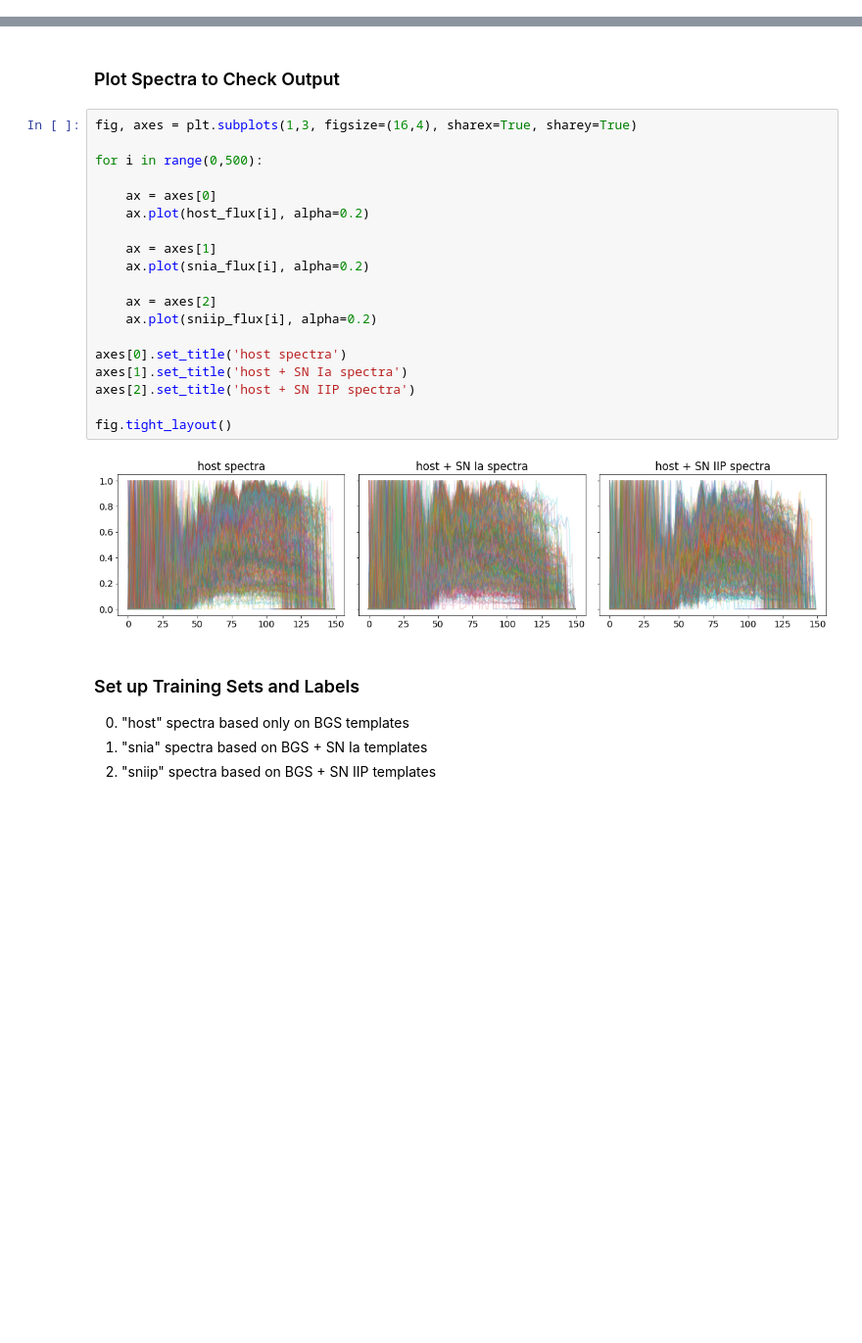
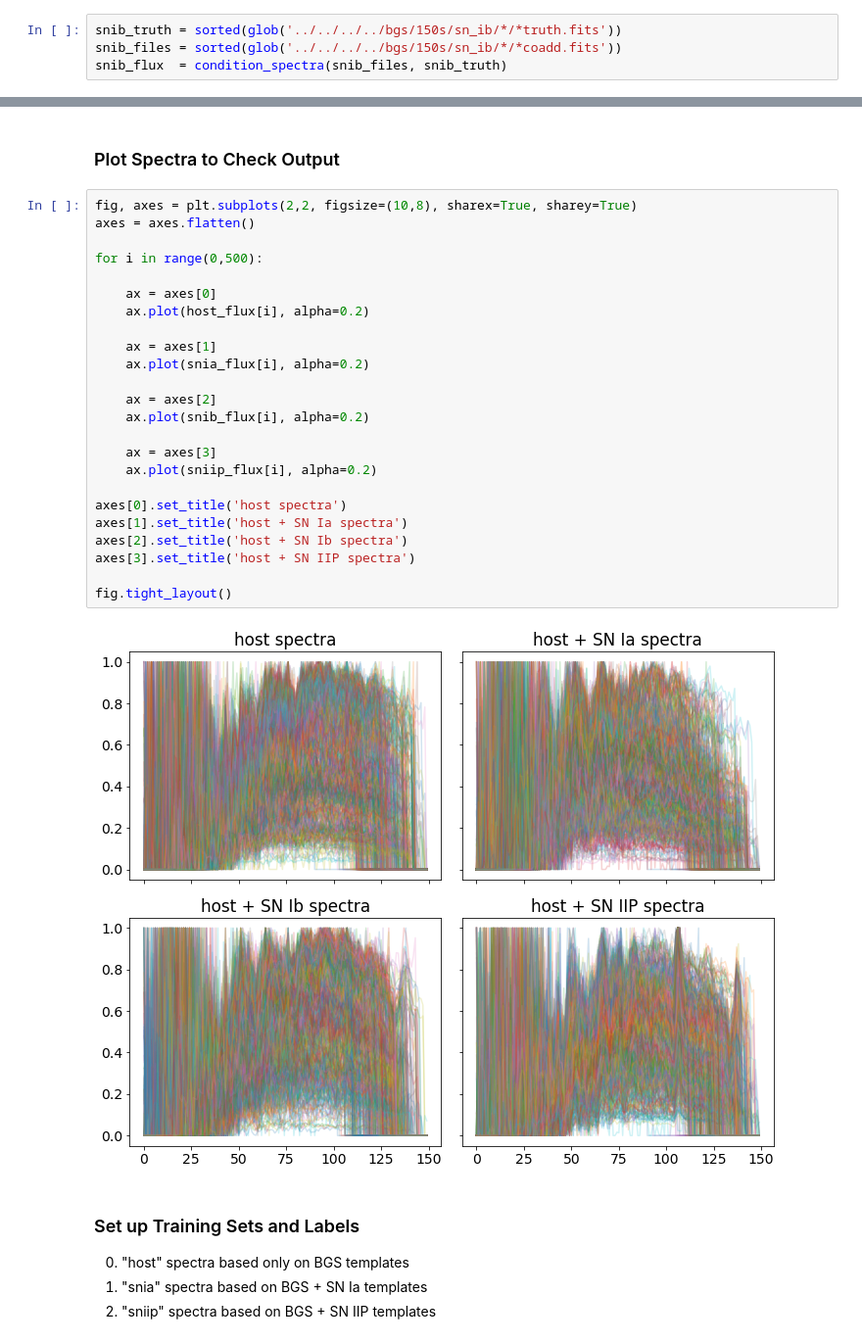
Before and after one commit to desihub/timedomain, a Jupyter notebook: desitrip/docs/nb/cnn_multilabel-restframe.ipynb, the cells around one changed output, grey strips where cells are left out. Shown at 98% size. Cells and saved outputs as stored; diff of their text form; blank space fills up the shorter version.

```diff
--- a/desitrip/docs/nb/cnn_multilabel-restframe.ipynb
+++ b/desitrip/docs/nb/cnn_multilabel-restframe.ipynb
@@ -79,6 +79,10 @@ host_flux  = condition_spectra(host_coadd, host_truth)
 snia_truth = sorted(glob('../../../../bgs/150s/sn_ia/hsiao/*truth.fits'))
 snia_files = sorted(glob('../../../../bgs/150s/sn_ia/hsiao/*coadd.fits'))
 snia_flux  = condition_spectra(snia_files, snia_truth)
+# %%
+snib_truth = sorted(glob('../../../../bgs/150s/sn_ib/*/*truth.fits'))
+snib_files = sorted(glob('../../../../bgs/150s/sn_ib/*/*coadd.fits'))
+snib_flux  = condition_spectra(snib_files, snib_truth)
 # %%
 sniip_truth = sorted(glob('../../../../bgs/150s/sn_iip/*/*truth.fits'))
 sniip_files = sorted(glob('../../../../bgs/150s/sn_iip/*/*coadd.fits'))
@@ -93,26 +98,31 @@ nhost, nsnia, nsniip, nbins
 # %% [markdown]
 ### Plot Spectra to Check Output
 # %%
-fig, axes = plt.subplots(1,3, figsize=(16,4), sharex=True, sharey=True)
+fig, axes = plt.subplots(2,2, figsize=(10,8), sharex=True, sharey=True)
+axes = axes.flatten()
 
 for i in range(0,500):
 
     ax = axes[0]
     ax.plot(host_flux[i], alpha=0.2)
 
     ax = axes[1]
     ax.plot(snia_flux[i], alpha=0.2)
 
     ax = axes[2]
+    ax.plot(snib_flux[i], alpha=0.2)
+
+    ax = axes[3]
     ax.plot(sniip_flux[i], alpha=0.2)
 
 axes[0].set_title('host spectra')
 axes[1].set_title('host + SN Ia spectra')
-axes[2].set_title('host + SN IIP spectra')
+axes[2].set_title('host + SN Ib spectra')
+axes[3].set_title('host + SN IIP spectra')
 
 fig.tight_layout()
 # %% [output]
-[figure, old version]
+[figure, new version]
 # %% [markdown]
 ### Set up Training Sets and Labels
 
```
Also changed, not shown: parts of 14 cells of this notebook.
